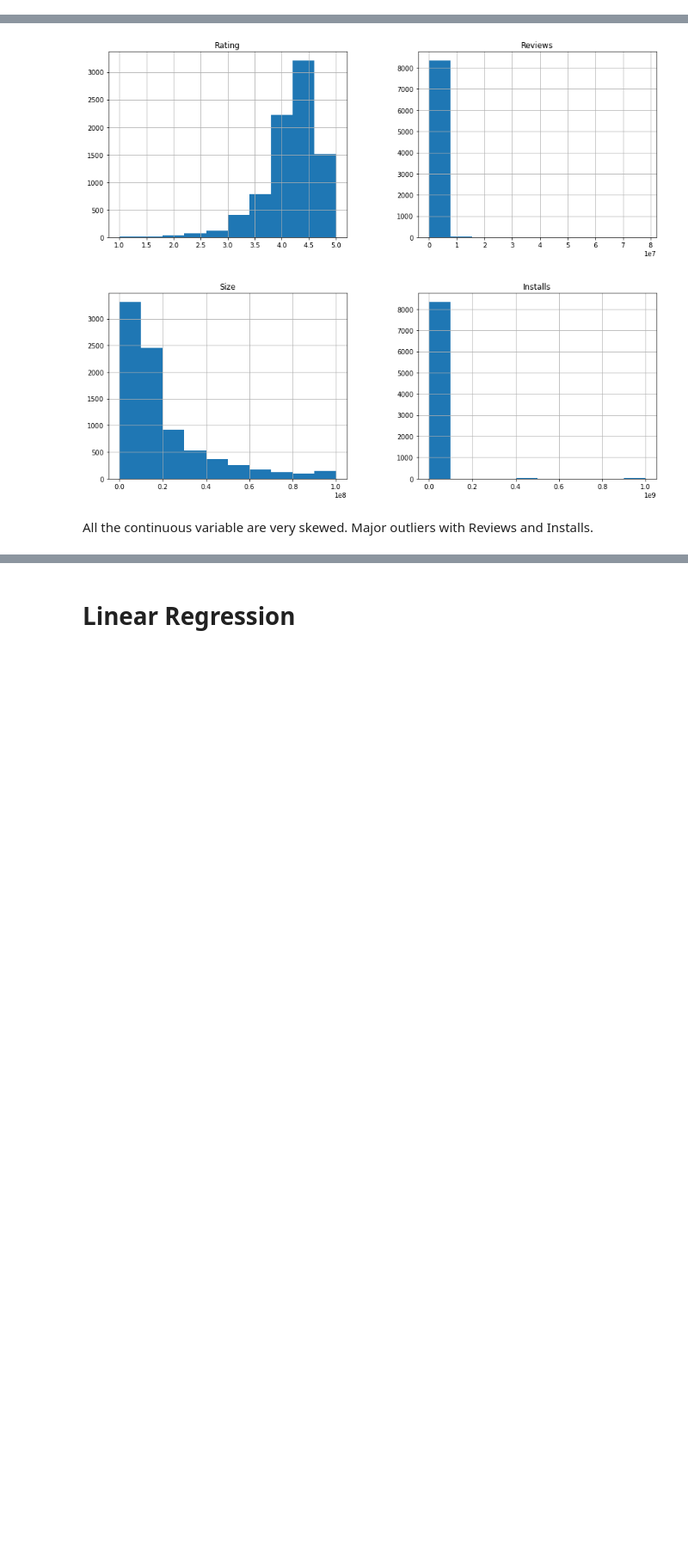
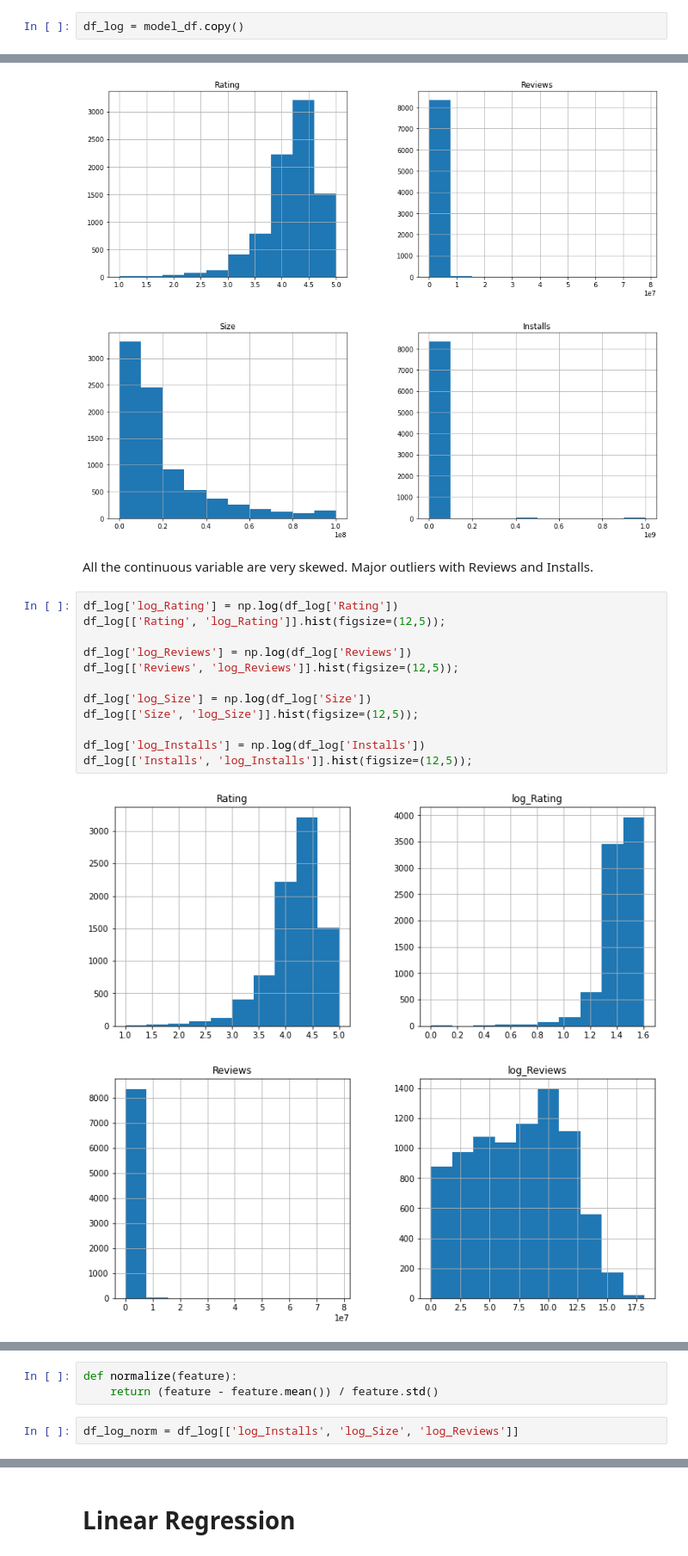
Before and after one commit to halmonchaquayla/Google-Play-Store-Analysis, a Jupyter notebook: Models.ipynb, the cells around one changed output, grey strips where cells are left out. Shown at 86% size. Drawn from its saved outputs; the diff is of its cells as text; blank space fills up the shorter version.

```diff
--- a/Models.ipynb
+++ b/Models.ipynb
@@ -167,4 +168,6 @@ fig.show()
 plt.hist(residuals, bins='auto');
 # %% [output]
 [figure]
+# %%
+df_log = model_df.copy()
 # %%
@@ -173,3 +176,18 @@ model_df[['Rating', 'Reviews', 'Size', 'Installs']].hist(figsize=(15,12));
 [figure]
 # %% [markdown]
 All the continuous variable are very skewed. Major outliers with Reviews and Installs.
+# %%
+df_log['log_Rating'] = np.log(df_log['Rating'])
+df_log[['Rating', 'log_Rating']].hist(figsize=(12,5));
+
+df_log['log_Reviews'] = np.log(df_log['Reviews'])
+df_log[['Reviews', 'log_Reviews']].hist(figsize=(12,5));
+
+df_log['log_Size'] = np.log(df_log['Size'])
+df_log[['Size', 'log_Size']].hist(figsize=(12,5));
+
+df_log['log_Installs'] = np.log(df_log['Installs'])
+df_log[['Installs', 'log_Installs']].hist(figsize=(12,5));
+# %% [output]
+[figure, added]
+[figure, added]
@@ -175,0 +196,5 @@ All the continuous variable are very skewed. Major outliers with Reviews and Ins
+# %%
+def normalize(feature):
+    return (feature - feature.mean()) / feature.std()
+# %%
+df_log_norm = df_log[['log_Installs', 'log_Size', 'log_Reviews']]
```
Also changed, not shown: parts of 16 cells of this notebook.
